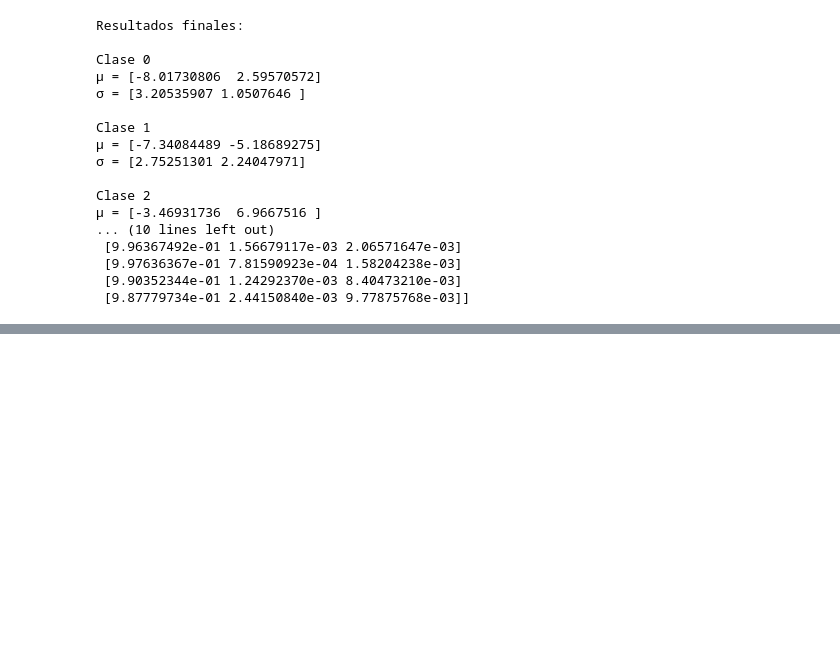
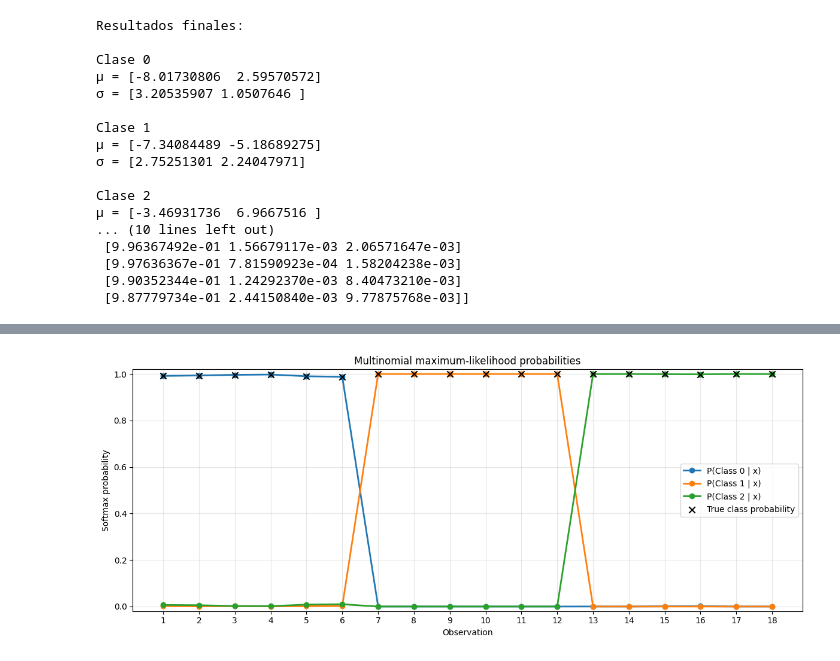
Before and after one commit to DanAG-Am/AI_Projects, a Jupyter notebook: TC3009/ReinforcementLearning/Maximum_Likelihood.ipynb, the cells around one changed output, grey strips where cells are left out. Drawn from its saved outputs; the diff is of its cells as text; code cells hidden in the pictures; blank space fills up the shorter version.

Commit message:
MN likelihood

```diff
--- a/TC3009/ReinforcementLearning/Maximum_Likelihood.ipynb
+++ b/TC3009/ReinforcementLearning/Maximum_Likelihood.ipynb
@@ -244,0 +366,41 @@ Clase 2
+# %%
+# Plot the multinomial softmax probabilities
+probability_matrix = np.array([
+    result["probabilities"]
+    for result in multinomial_results
+])
+observation_numbers = np.arange(1, len(probability_matrix) + 1)
+
+plt.figure(figsize=(12, 5))
+for class_index in range(n_classes):
+    plt.plot(
+        observation_numbers,
+        probability_matrix[:, class_index],
+        marker="o",
+        linewidth=2,
+        label=f"P(Class {class_index} | x)",
+    )
+
+plt.scatter(
+    observation_numbers,
+    probability_matrix[
+        np.arange(len(all_targets)),
+        np.asarray(all_targets, dtype=int),
+    ],
+    color="black",
+    marker="x",
+    s=55,
+    label="True class probability",
+    zorder=3,
+)
+plt.xlabel("Observation")
+plt.ylabel("Softmax probability")
+plt.title("Multinomial maximum-likelihood probabilities")
+plt.ylim(-0.02, 1.02)
+plt.xticks(observation_numbers)
+plt.grid(True, alpha=0.3)
+plt.legend()
+plt.tight_layout()
+plt.show()
+# %% [output]
+[figure, added]
```
Also changed, not shown: parts of 2 cells of this notebook.
